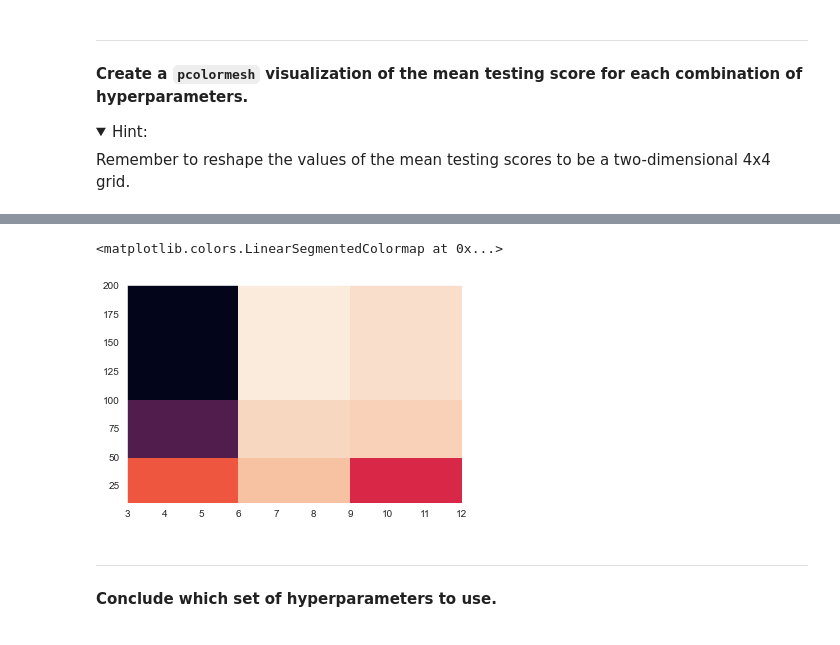
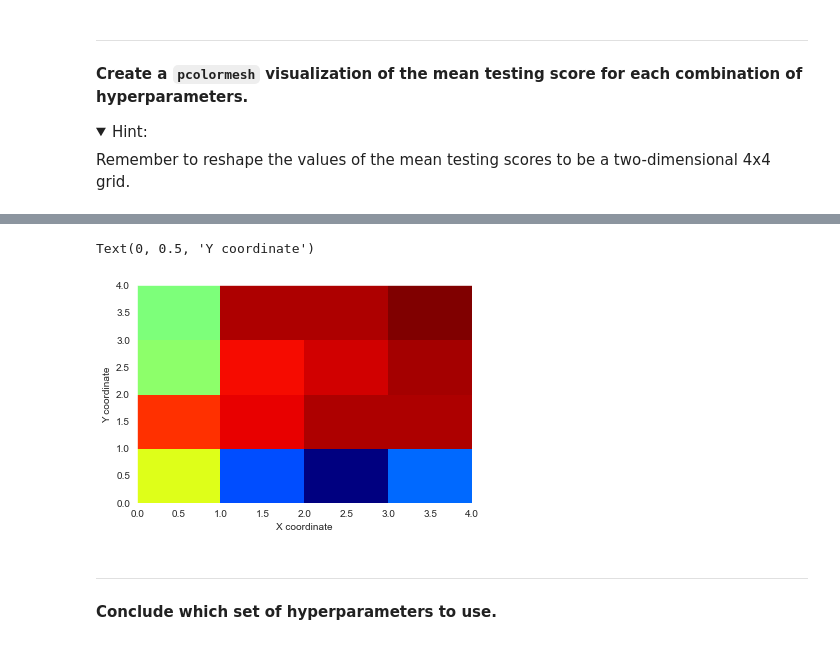
Before and after one commit to sahil199926/Technocolabs, a Jupyter notebook: Mini project/Cross-Validation_Grid_Search_with_Random_Forest.ipynb, the cells around one changed output, grey strips where cells are left out. Cells and saved outputs as stored; diff of their text form; code cells hidden in the pictures; folded sections open.

```diff
--- a/Mini project/Cross-Validation_Grid_Search_with_Random_Forest.ipynb
+++ b/Mini project/Cross-Validation_Grid_Search_with_Random_Forest.ipynb
@@ -199,13 +220,13 @@ plt.pcolormesh(np.array(score_df.max_depth).reshape(4,4),np.array(score_df.n_est
-# %%
-# Set color map to `plt.cm.jet`
-# Create a 5x5 grid
-plt.pcolormesh(np.array(score_df.max_depth).reshape(4,4),np.array(score_df.n_estimators).reshape(4,4),gs.cv_results_['mean_test_score'].reshape(4,4))
-plt.cm.jet
-# %% [output]
-<matplotlib.colors.LinearSegmentedColormap at 0x...>
-[figure, removed]
 # %%
 # Visualize pcolormesh
+# %%
+ax=plt.axes()
+pcolor=ax.pcolormesh(xx,yy,gs.cv_results_['mean_test_score'].reshape(4,4),cmap=plt.cm.jet)
+ax.set_xlabel('X coordinate')
+ax.set_ylabel('Y coordinate')
+# %% [output]
+Text(0, 0.5, 'Y coordinate')
+[figure, added]
 # %% [markdown]
 ________________________________________________________________________________________________________
 **Conclude which set of hyperparameters to use.**
```
Also changed, not shown: parts of 4 cells of this notebook, 2 other files.
